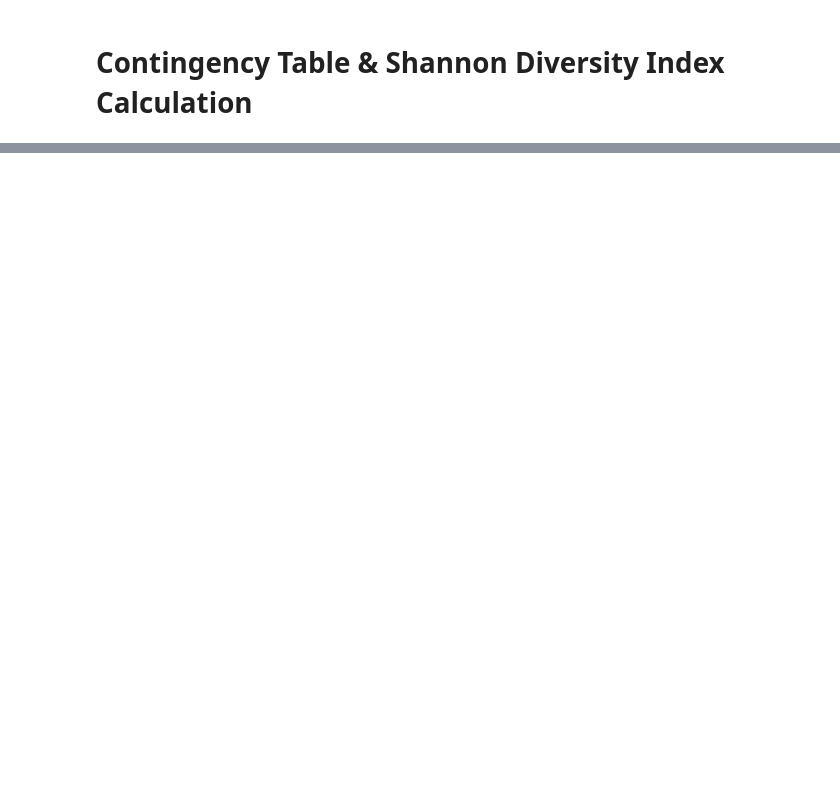
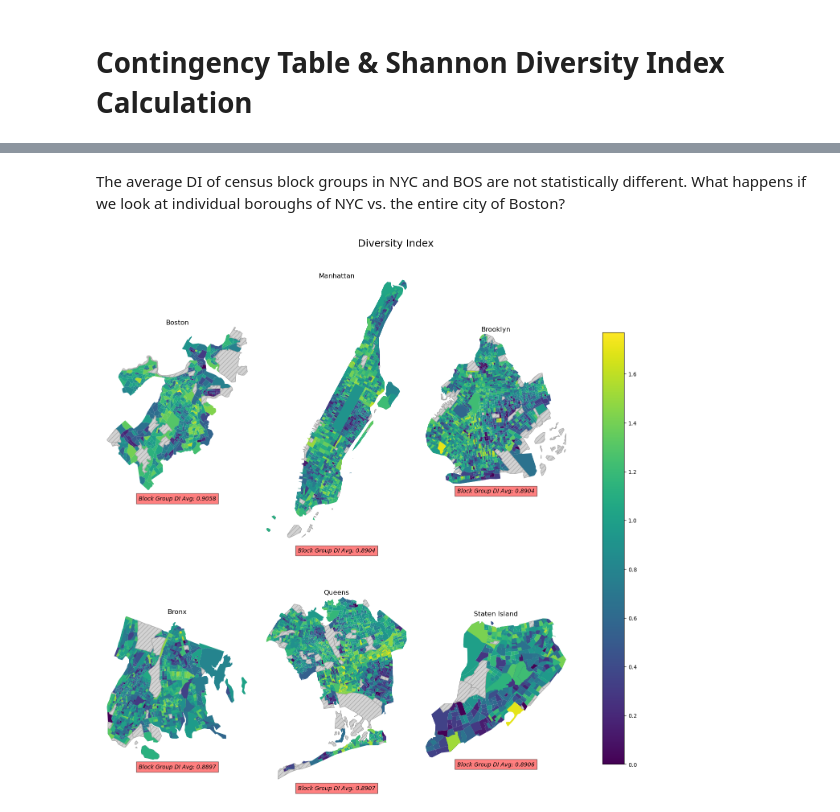
Before and after one commit to emj1020/RacialDotMap_DiversityIndex, a Jupyter notebook: Scripts/03_BOS_NYC_Comparitive_Analysis.ipynb, the cells around one changed output, grey strips where cells are left out. Cells and saved outputs as stored; diff of their text form; code cells hidden in the pictures; blank space fills up the shorter version.

```diff
--- a/Scripts/03_BOS_NYC_Comparitive_Analysis.ipynb
+++ b/Scripts/03_BOS_NYC_Comparitive_Analysis.ipynb
@@ -544,0 +431,72 @@ fig.savefig(f'../Outputs/2020NYCDiversityIndex.jpeg',bbox_inches = 'tight')
+# %% [markdown]
+The average DI of census block groups in NYC and BOS are not statistically different. What happens if we look at individual boroughs of NYC vs. the entire city of Boston?
+# %%
+#create countyid to boro dict
+country_boro = {'061': 'Manhattan','047':'Brooklyn','005':'Bronx','081':'Queens','085':'Staten Island'}
+df = pd.DataFrame(columns = country_boro.values(), index = ['Count', 'Boro DI Avg', 'BG DI Avg', 'P-value'])
+
+blockgroup_DI = blockgroup20_BOS.merge(BOS_DI, how = 'left', on = 'GEOID20')
+
+i = 1
+
+fig, ax = plt.subplots(2,3, figsize = (15,15))
+norm = plt.Normalize(vmin=0, vmax=1.77)
+plt.subplots_adjust(hspace = 0.5)
+fig.suptitle("Diversity Index", fontsize=18, y=1)
+blockgroup_DI.plot(column = 'H_x',ax=ax.flatten()[0], norm = norm, # k=10, scheme='Quantiles',
+                    #markersize=0.01,legend = True,
+                    missing_kwds={"color": "lightgrey", ## what to do with missing values
+                                "edgecolor": "darkgrey",
+                                "hatch": "///",
+                                "label": "Missing values",},
+                    legend_kwds={'bbox_to_anchor': (1, 1),'loc': 'upper left'})
+ax.flatten()[0].set_title('Boston', y = 0.95)
+ax.flatten()[0].text(0.5, 0, 'Block Group DI Avg: '+str(round(BOS_DI['H_x'].mean(),4)),\
+                     horizontalalignment='center', verticalalignment='center',\
+                     transform=ax.flatten()[0].transAxes, fontsize=10,\
+                        style='oblique', bbox={'facecolor': 'red', 'alpha': 0.5})
+fig.patch.set_visible(False)
+ax.flatten()[0].axis('off')
+plt.tight_layout()
+
+for county in country_boro.keys():
+    boro_nm = country_boro[county]
+    #get acs data for boro/county id
+    nyc_ethnicity = nyc_ethnicity.append(get_acs5_data(2020,'36',county,census_columns,col_dict))
+    acs5_blockgroup_NY = blockgroup20_NY.merge(nyc_ethnicity, how = 'left', left_on = ['TRACTCE','NAMELSAD'], right_on = ['Tract','Block Group'])
+
+    #get diversity index for boro/county
+    avg_Hx, DI_df = get_diversity_index(acs5_blockgroup_NY,column_vals[1:])
+    DI_df['H_x_norm'] = DI_df['H_x'] * DI_df['Total in Block Group'] / DI_df['Total in Block Group'].sum() *10000
+
+    df[boro_nm]['Count'] = len(DI_df)
+    df[boro_nm]['Boro DI Avg'] = avg_Hx
+    df[boro_nm]['BG DI Avg'] = DI_df['H_x'].mean()
+    #ttest
+    df[boro_nm]['P-value'] = stats.ttest_ind(BOS_DI['H_x'],DI_df['H_x'])[1]
+    #plot
+    BG_Boro_DI = blockgroup20_NY[blockgroup20_NY['COUNTYFP'] == county].merge(NYC_DI, how = 'left', on = 'GEOID')
+
+    im = BG_Boro_DI.plot(column = 'H_x',ax=ax.flatten()[i], norm = norm,# k=10, scheme='Quantiles',
+                        #markersize = 0.01,legend = True,
+                        missing_kwds={"color": "lightgrey", ## what to do with missing values
+                                    "edgecolor": "darkgrey",
+                                    "hatch": "///",
+                                    "label": "Missing values",},
+                        legend_kwds={'bbox_to_anchor': (1, 1),'loc': 'upper left'})
+    ax.flatten()[i].set_title(boro_nm, y = 0.95)
+    ax.flatten()[i].text(0.5, 0, 'Block Group DI Avg: '+str(round(DI_df['H_x'].mean(),4)),\
+                     horizontalalignment='center', verticalalignment='center',\
+                     transform=ax.flatten()[i].transAxes, fontsize=10,\
+                        style='oblique', bbox={'facecolor': 'red', 'alpha': 0.5})
+    fig.patch.set_visible(False)
+    ax.flatten()[i].axis('off')
+    plt.tight_layout()
+
+    i = i + 1
+
+plt.colorbar(cm.ScalarMappable(norm=norm),ax=ax.ravel().tolist(), shrink = 0.75)
+plt.show()
+fig.savefig(f'../Outputs/2020ComparitiveAnalysis_DiversityIndex.png',bbox_inches = 'tight')
+# %% [output]
+[figure, added]
```
Also changed, not shown: parts of 39 cells of this notebook, 17 other files.
